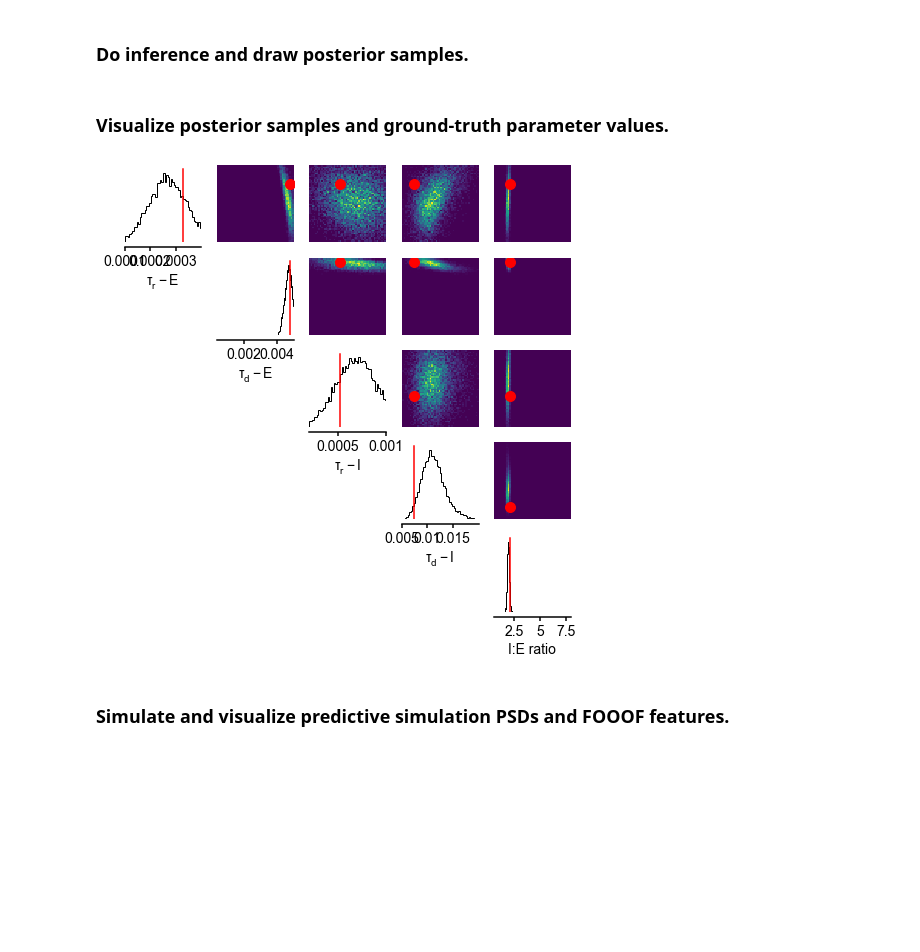
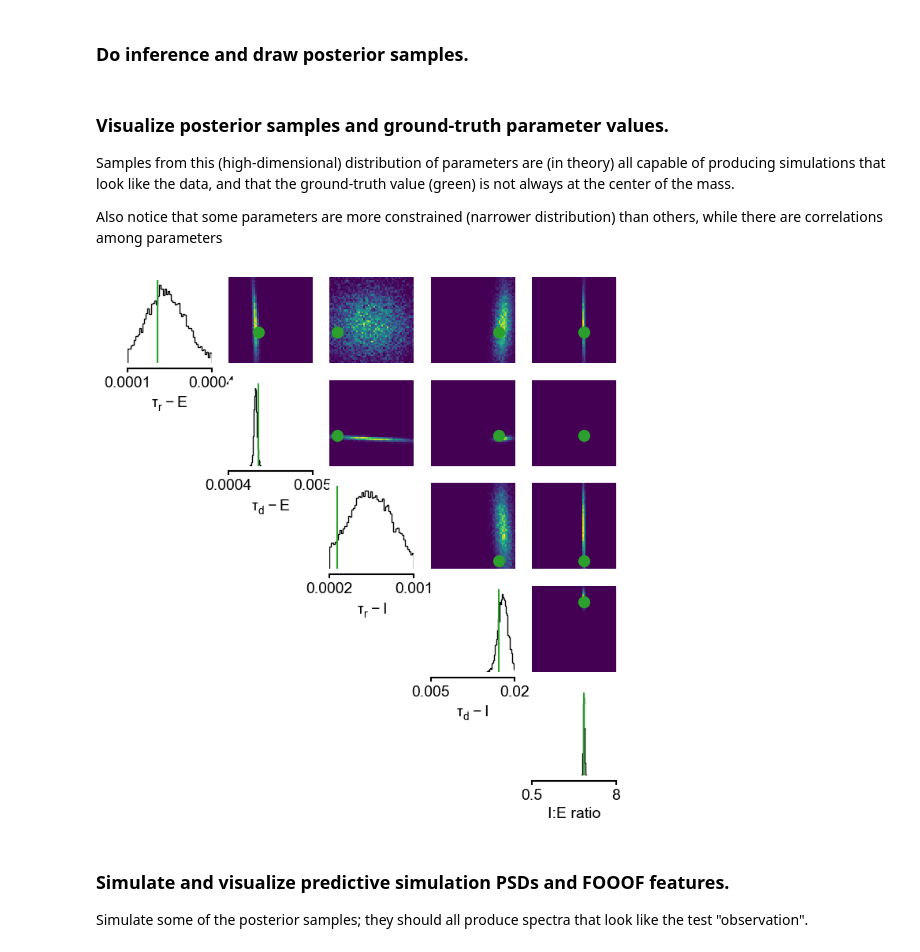
Before and after one commit to rdgao/specparam-sbi, a Jupyter notebook: demo_notebooks/4-EI_tau_inference.ipynb, the cells around one changed output. Cells and saved outputs as stored; diff of their text form; code cells hidden in the pictures; blank space fills up the shorter version.

```diff
--- a/demo_notebooks/4-EI_tau_inference.ipynb
+++ b/demo_notebooks/4-EI_tau_inference.ipynb
@@ -9,7 +16,7 @@ Putting everything together!
 ON_COLAB = False
 
 %matplotlib inline
-import matplotlib.pylab as plt
+import matplotlib.pyplot as plt
 import numpy as np
 from scipy import signal
 from neurodsp import sim
@@ -21,6 +28,6 @@ from sbi import utils as utils
 from sbi import analysis as analysis
 
 cur_dir = 'https://raw.githubusercontent.com/rdgao/specparam-sbi/main/demo_notebooks/' if ON_COLAB else './'
-plt.style.use(cur_dir + 'matplotlibrc_notebook')
+plt.style.use(cur_dir + 'matplotlibrc_notebook.mplstyle')
 # %% [markdown]
 ### Setting some constants.
@@ -159,15 +171,19 @@ posterior = inference.build_posterior(density_estimator)
 posterior_samples = posterior.sample((10000,), x=x_o)
 # %% [markdown]
 ### Visualize posterior samples and ground-truth parameter values.
+Samples from this (high-dimensional) distribution of parameters are (in theory) all capable of producing simulations that look like the data, and that the ground-truth value (green) is not always at the center of the mass.
+
+Also notice that some parameters are more constrained (narrower distribution) than others, while there are correlations among parameters
 # %%
-
 # plot posterior samples
 _ = analysis.pairplot(
-    posterior_samples, limits=prior_bounds, figsize=(8, 8), labels=param_names,
-    points=[theta_o], points_colors=['r']
+    posterior_samples, limits=prior_bounds, ticks=prior_bounds,
+    figsize=(8, 8), labels=param_names,
+    points=[theta_o], points_colors=['C3'], # Ground truth parameter value
 )
 # %% [output]
-[figure, old version]
+[figure, new version]
 # %% [markdown]
 ### Simulate and visualize predictive simulation PSDs and FOOOF features.
+Simulate some of the posterior samples; they should all produce spectra that look like the test "observation".
 # %%
```
Also changed, not shown: parts of 17 cells of this notebook, 3 other files.
